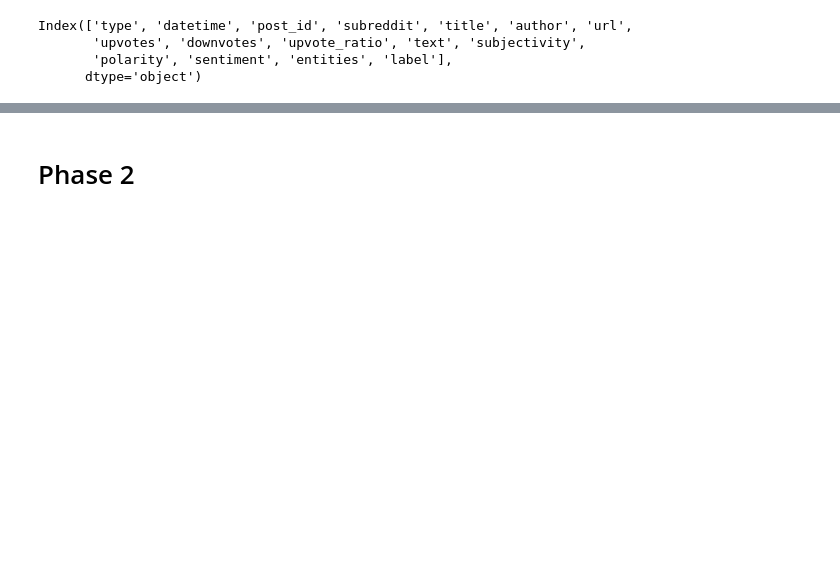
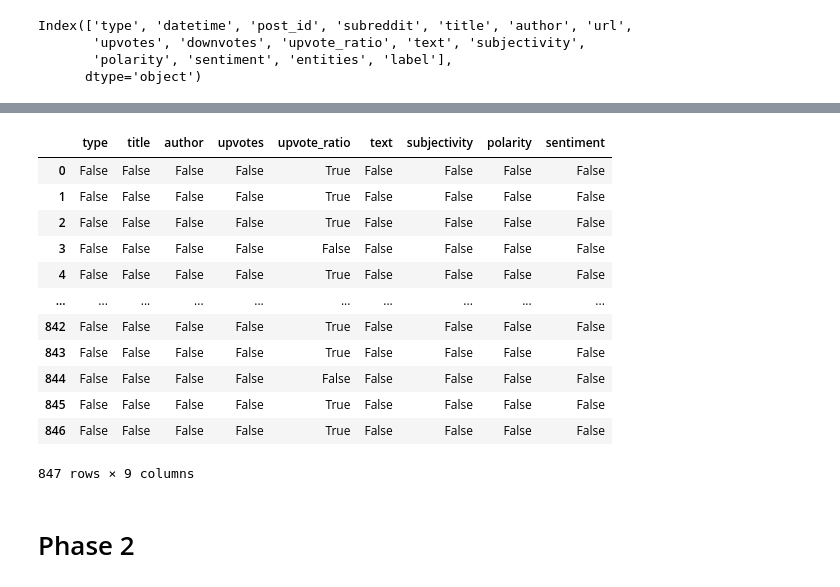
Before and after one commit to jungswork/DM2025-Lab1-Exercise, a Jupyter notebook: DM2025-Lab1-Homework.ipynb, the cells around one changed output, grey strips where cells are left out. Drawn from its saved outputs; the diff is of its cells as text; code cells hidden in the pictures; blank space fills up the shorter version.

```diff
--- a/DM2025-Lab1-Homework.ipynb
+++ b/DM2025-Lab1-Homework.ipynb
@@ -116,0 +323,17 @@ Index(['type', 'datetime', 'post_id', 'subreddit', 'title', 'author', 'url',
+# %%
+# check missing values
+stock_df.isnull()
+# %% [output]
+|  | type | title | author | upvotes | upvote_ratio | text | subjectivity | polarity | sentiment |
+| 0 | False | False | False | False | True | False | False | False | False |
+| 1 | False | False | False | False | True | False | False | False | False |
+| 2 | False | False | False | False | True | False | False | False | False |
+| 3 | False | False | False | False | False | False | False | False | False |
+| 4 | False | False | False | False | True | False | False | False | False |
+| ... | ... | ... | ... | ... | ... | ... | ... | ... | ... |
+| 842 | False | False | False | False | True | False | False | False | False |
+| 843 | False | False | False | False | True | False | False | False | False |
+| 844 | False | False | False | False | False | False | False | False | False |
+| 845 | False | False | False | False | True | False | False | False | False |
+| 846 | False | False | False | False | True | False | False | False | False |
+847 rows × 9 columns
```
Also changed, not shown: parts of 14 cells of this notebook.
